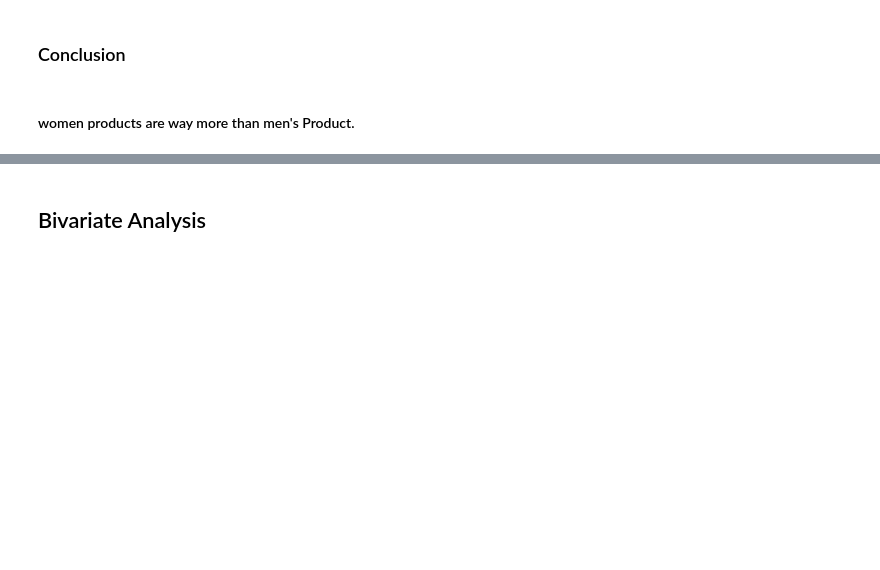
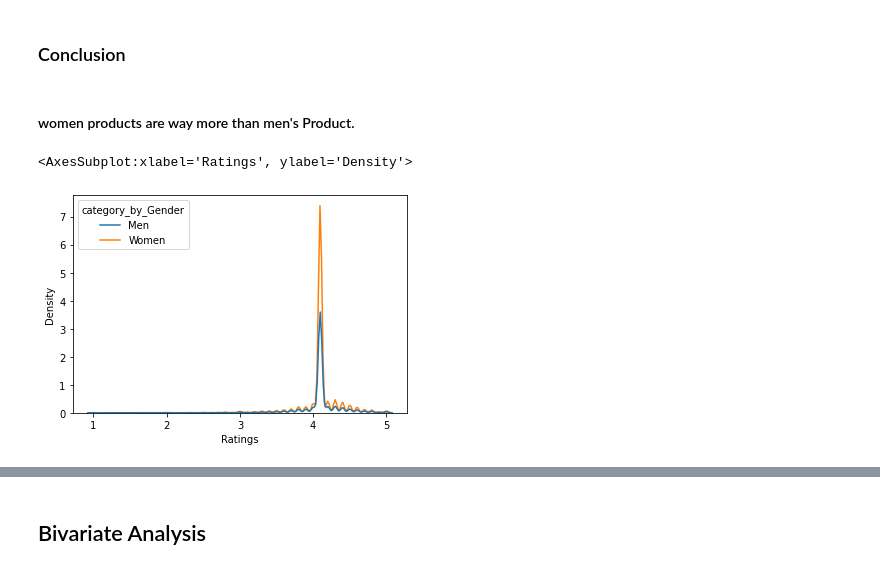
Before and after one commit to Jahanwi07/Myntra-Online-Shopping, a Jupyter notebook: EDA _PROJECT.ipynb, the cells around one changed output, grey strips where cells are left out. Drawn from its saved outputs; the diff is of its cells as text; code cells hidden in the pictures; blank space fills up the shorter version.

```diff
--- a/EDA _PROJECT.ipynb
+++ b/EDA _PROJECT.ipynb
@@ -508,3 +579,9 @@ data1.category_by_Gender.value_counts().plot.pie()
 ### Conclusion
 # %% [markdown]
 #### women products are way more than men's Product.
+# %%
+# 2. KDE PLOT - Kernal Density Plot - sns.kdeplot()
+sns.kdeplot(x='Ratings', data=data1, hue='category_by_Gender')
+# %% [output]
+<AxesSubplot:xlabel='Ratings', ylabel='Density'>
+[figure, added]
```
Also changed, not shown: parts of 15 cells of this notebook.
